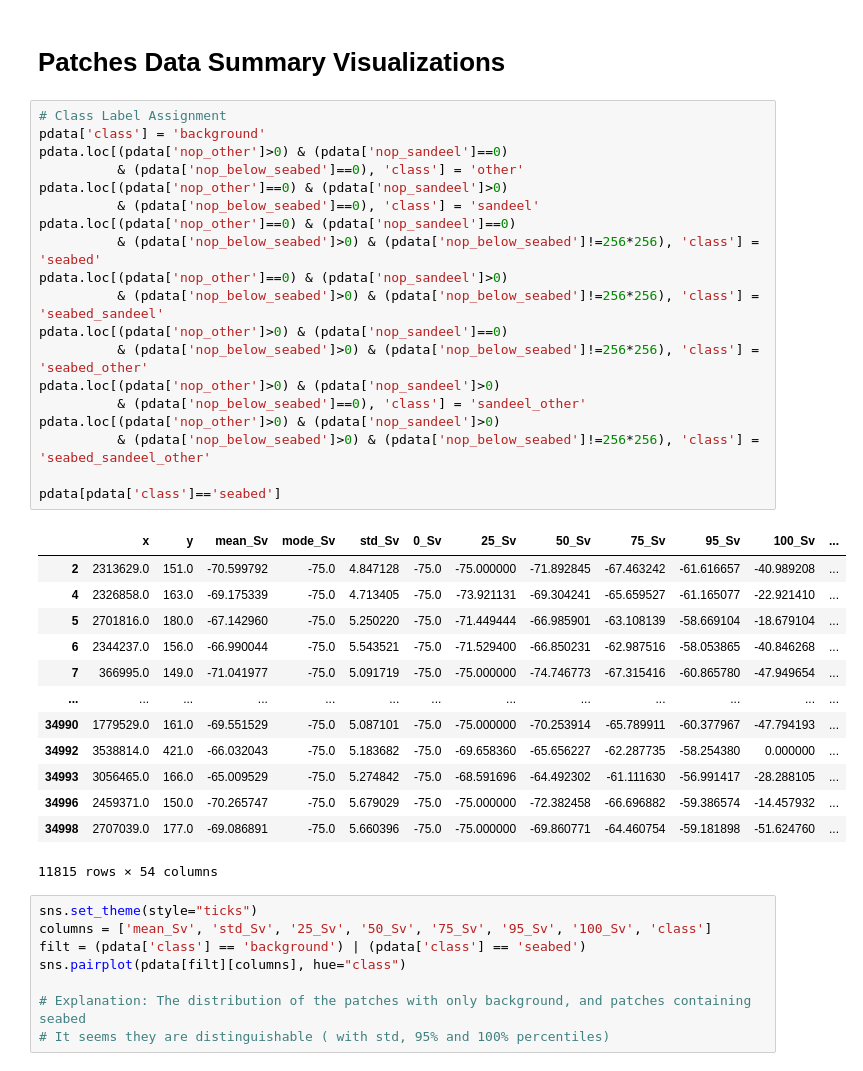
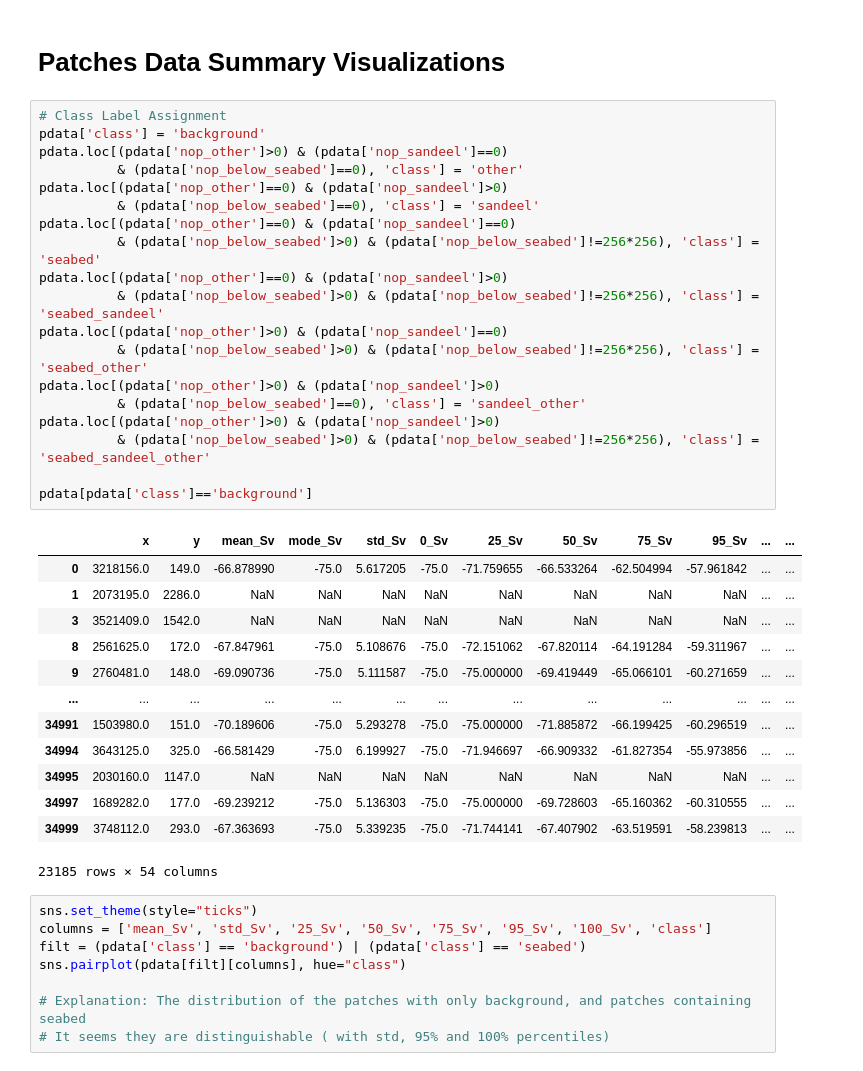
Before and after one commit to ahmetpala/UNET-Sampling, a Jupyter notebook: crimac_unet/Background Sampler.ipynb, the cells around one changed output. Saved outputs shown, nothing was run; the diff lists cells and outputs as text.

```diff
--- a/crimac_unet/Background Sampler.ipynb
+++ b/crimac_unet/Background Sampler.ipynb
@@ -497,36 +491,36 @@ info, names
 # %%
 # Class Label Assignment
 pdata['class'] = 'background'
 pdata.loc[(pdata['nop_other']>0) & (pdata['nop_sandeel']==0)
           & (pdata['nop_below_seabed']==0), 'class'] = 'other'
 pdata.loc[(pdata['nop_other']==0) & (pdata['nop_sandeel']>0)
           & (pdata['nop_below_seabed']==0), 'class'] = 'sandeel'
 pdata.loc[(pdata['nop_other']==0) & (pdata['nop_sandeel']==0)
           & (pdata['nop_below_seabed']>0) & (pdata['nop_below_seabed']!=256*256), 'class'] = 'seabed'
 pdata.loc[(pdata['nop_other']==0) & (pdata['nop_sandeel']>0)
           & (pdata['nop_below_seabed']>0) & (pdata['nop_below_seabed']!=256*256), 'class'] = 'seabed_sandeel'
 pdata.loc[(pdata['nop_other']>0) & (pdata['nop_sandeel']==0)
           & (pdata['nop_below_seabed']>0) & (pdata['nop_below_seabed']!=256*256), 'class'] = 'seabed_other'
 pdata.loc[(pdata['nop_other']>0) & (pdata['nop_sandeel']>0)
           & (pdata['nop_below_seabed']==0), 'class'] = 'sandeel_other'
 pdata.loc[(pdata['nop_other']>0) & (pdata['nop_sandeel']>0)
           & (pdata['nop_below_seabed']>0) & (pdata['nop_below_seabed']!=256*256), 'class'] = 'seabed_sandeel_other'
 
-pdata[pdata['class']=='seabed']
+pdata[pdata['class']=='background']
 # %% [output]
-|  | x | y | mean_Sv | mode_Sv | std_Sv | 0_Sv | 25_Sv | 50_Sv | 75_Sv | 95_Sv | 100_Sv | ... |
-| 2 | 2313629.0 | 151.0 | -70.599792 | -75.0 | 4.847128 | -75.0 | -75.000000 | -71.892845 | -67.463242 | -61.616657 | -40.989208 | ... |
-| 4 | 2326858.0 | 163.0 | -69.175339 | -75.0 | 4.713405 | -75.0 | -73.921131 | -69.304241 | -65.659527 | -61.165077 | -22.921410 | ... |
-| 5 | 2701816.0 | 180.0 | -67.142960 | -75.0 | 5.250220 | -75.0 | -71.449444 | -66.985901 | -63.108139 | -58.669104 | -18.679104 | ... |
-| 6 | 2344237.0 | 156.0 | -66.990044 | -75.0 | 5.543521 | -75.0 | -71.529400 | -66.850231 | -62.987516 | -58.053865 | -40.846268 | ... |
-| 7 | 366995.0 | 149.0 | -71.041977 | -75.0 | 5.091719 | -75.0 | -75.000000 | -74.746773 | -67.315416 | -60.865780 | -47.949654 | ... |
+|  | x | y | mean_Sv | mode_Sv | std_Sv | 0_Sv | 25_Sv | 50_Sv | 75_Sv | 95_Sv | ... | ... |
+| 0 | 3218156.0 | 149.0 | -66.878990 | -75.0 | 5.617205 | -75.0 | -71.759655 | -66.533264 | -62.504994 | -57.961842 | ... | ... |
+| 1 | 2073195.0 | 2286.0 | NaN | NaN | NaN | NaN | NaN | NaN | NaN | NaN | ... | ... |
+| 3 | 3521409.0 | 1542.0 | NaN | NaN | NaN | NaN | NaN | NaN | NaN | NaN | ... | ... |
+| 8 | 2561625.0 | 172.0 | -67.847961 | -75.0 | 5.108676 | -75.0 | -72.151062 | -67.820114 | -64.191284 | -59.311967 | ... | ... |
+| 9 | 2760481.0 | 148.0 | -69.090736 | -75.0 | 5.111587 | -75.0 | -75.000000 | -69.419449 | -65.066101 | -60.271659 | ... | ... |
 | ... | ... | ... | ... | ... | ... | ... | ... | ... | ... | ... | ... | ... |
-| 34990 | 1779529.0 | 161.0 | -69.551529 | -75.0 | 5.087101 | -75.0 | -75.000000 | -70.253914 | -65.789911 | -60.377967 | -47.794193 | ... |
-| 34992 | 3538814.0 | 421.0 | -66.032043 | -75.0 | 5.183682 | -75.0 | -69.658360 | -65.656227 | -62.287735 | -58.254380 | 0.000000 | ... |
-| 34993 | 3056465.0 | 166.0 | -65.009529 | -75.0 | 5.274842 | -75.0 | -68.591696 | -64.492302 | -61.111630 | -56.991417 | -28.288105 | ... |
-| 34996 | 2459371.0 | 150.0 | -70.265747 | -75.0 | 5.679029 | -75.0 | -75.000000 | -72.382458 | -66.696882 | -59.386574 | -14.457932 | ... |
-| 34998 | 2707039.0 | 177.0 | -69.086891 | -75.0 | 5.660396 | -75.0 | -75.000000 | -69.860771 | -64.460754 | -59.181898 | -51.624760 | ... |
+| 34991 | 1503980.0 | 151.0 | -70.189606 | -75.0 | 5.293278 | -75.0 | -75.000000 | -71.885872 | -66.199425 | -60.296519 | ... | ... |
+| 34994 | 3643125.0 | 325.0 | -66.581429 | -75.0 | 6.199927 | -75.0 | -71.946697 | -66.909332 | -61.827354 | -55.973856 | ... | ... |
+| 34995 | 2030160.0 | 1147.0 | NaN | NaN | NaN | NaN | NaN | NaN | NaN | NaN | ... | ... |
+| 34997 | 1689282.0 | 177.0 | -69.239212 | -75.0 | 5.136303 | -75.0 | -75.000000 | -69.728603 | -65.160362 | -60.310555 | ... | ... |
+| 34999 | 3748112.0 | 293.0 | -67.363693 | -75.0 | 5.339235 | -75.0 | -71.744141 | -67.407902 | -63.519591 | -58.239813 | ... | ... |
-11815 rows × 54 columns
+23185 rows × 54 columns
 # %%
 sns.set_theme(style="ticks")
 columns = ['mean_Sv', 'std_Sv', '25_Sv', '50_Sv', '75_Sv', '95_Sv', '100_Sv', 'class']
```
Also changed, not shown: parts of 13 cells of this notebook, 5 other files.
